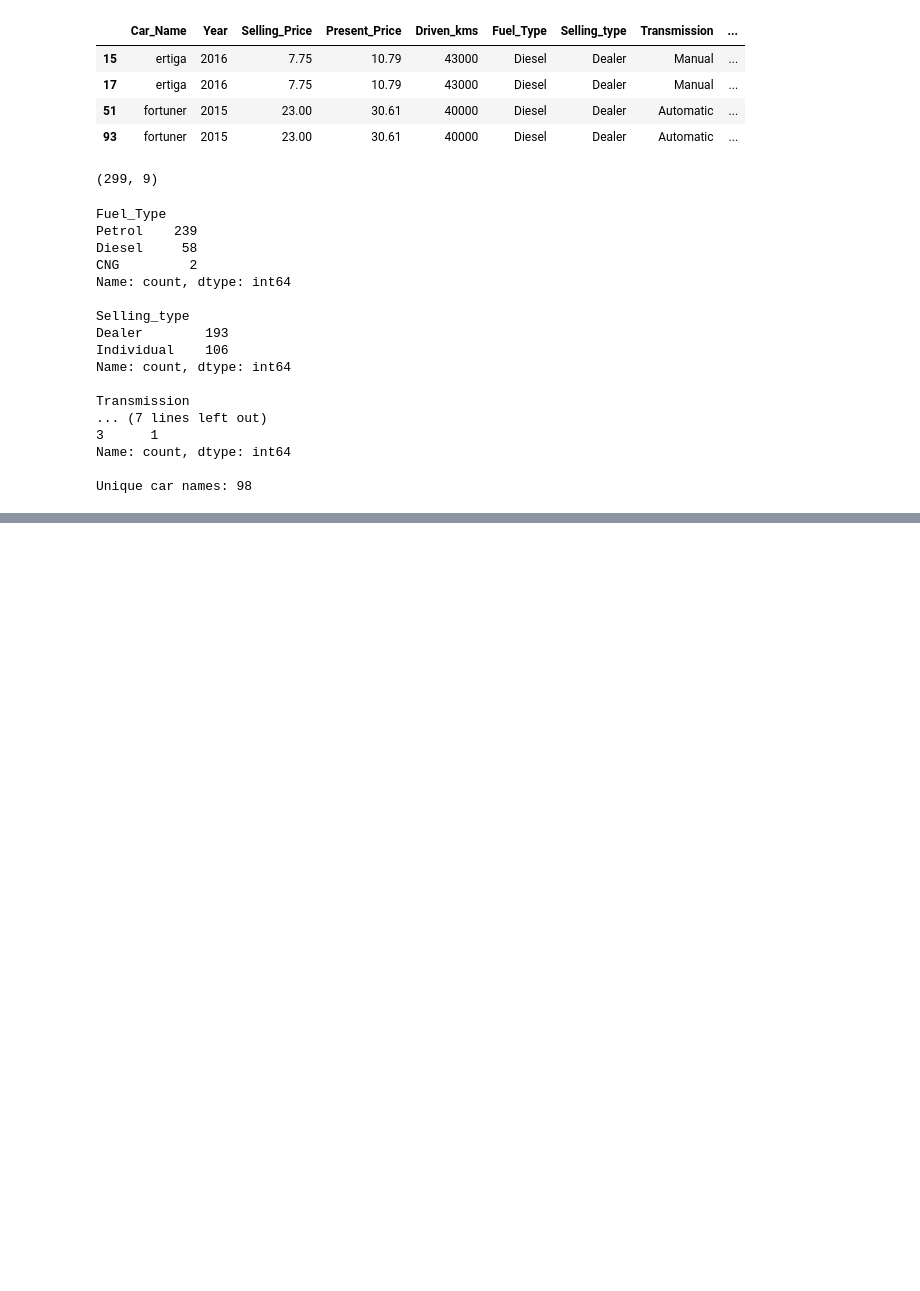
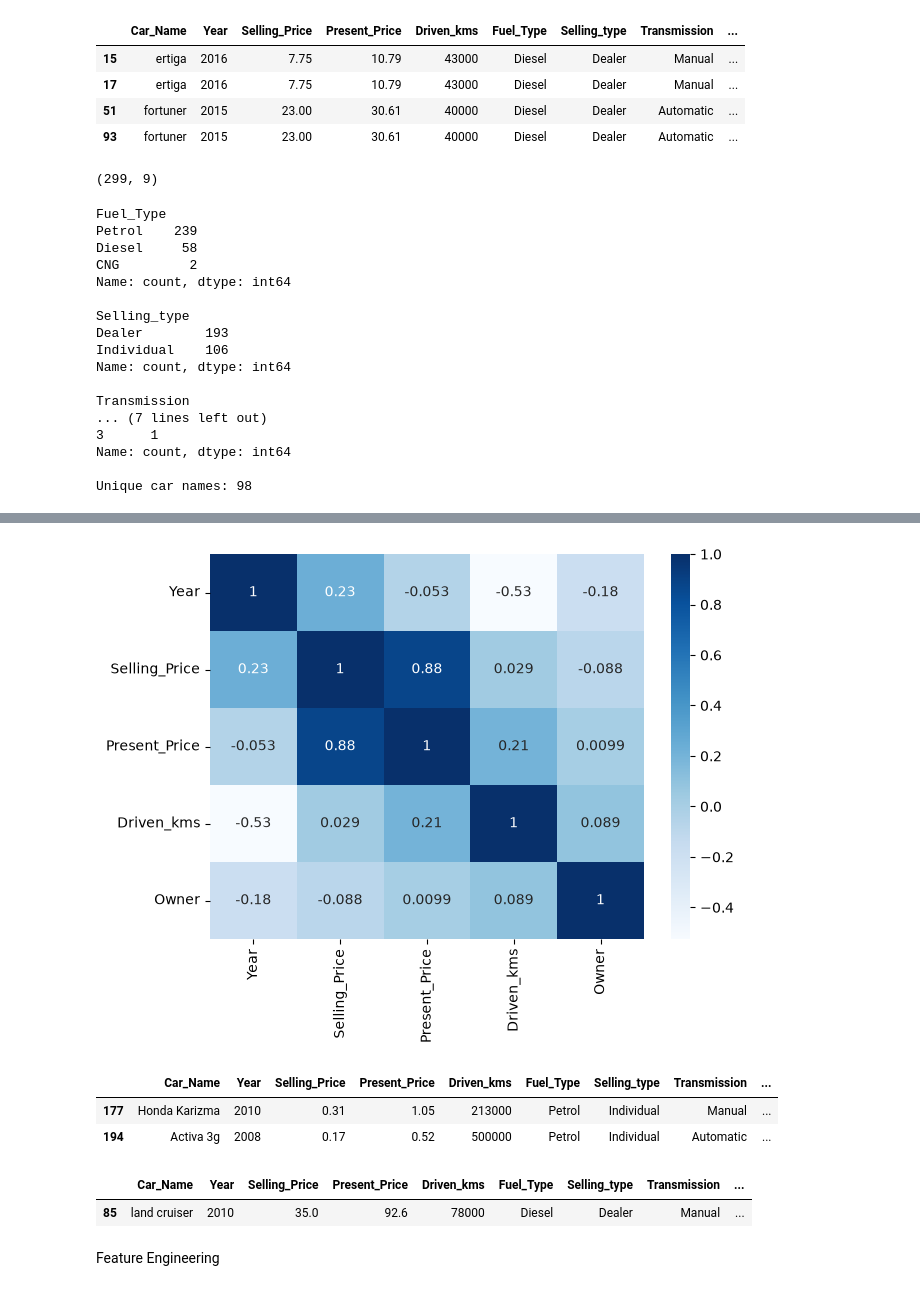
Before and after one commit to Logical883/CodeAlpha_CarPricePrediction, a Jupyter notebook: car_price_prediction.ipynb, the cells around one changed output, grey strips where cells are left out. Cells and saved outputs as stored; diff of their text form; code cells hidden in the pictures; blank space fills up the shorter version.

```diff
--- a/car_price_prediction.ipynb
+++ b/car_price_prediction.ipynb
@@ -87,0 +109,19 @@ Unique car names: 98
+# %%
+plt.figure(figsize=(7, 5))
+sns.heatmap(df.select_dtypes("number").corr(), annot=True, cmap="Blues")
+plt.show()
+# %% [output]
+[figure, added]
+# %%
+df[df["Driven_kms"] > 200000]
+# %% [output]
+|  | Car_Name | Year | Selling_Price | Present_Price | Driven_kms | Fuel_Type | Selling_type | Transmission | ... |
+| 177 | Honda Karizma | 2010 | 0.31 | 1.05 | 213000 | Petrol | Individual | Manual | ... |
+| 194 | Activa 3g | 2008 | 0.17 | 0.52 | 500000 | Petrol | Individual | Automatic | ... |
+# %%
+df[df["Present_Price"] > 50]
+# %% [output]
+|  | Car_Name | Year | Selling_Price | Present_Price | Driven_kms | Fuel_Type | Selling_type | Transmission | ... |
+| 85 | land cruiser | 2010 | 35.0 | 92.6 | 78000 | Diesel | Dealer | Manual | ... |
+# %% [markdown]
+Feature Engineering
```
Also changed, not shown: parts of 9 cells of this notebook.
